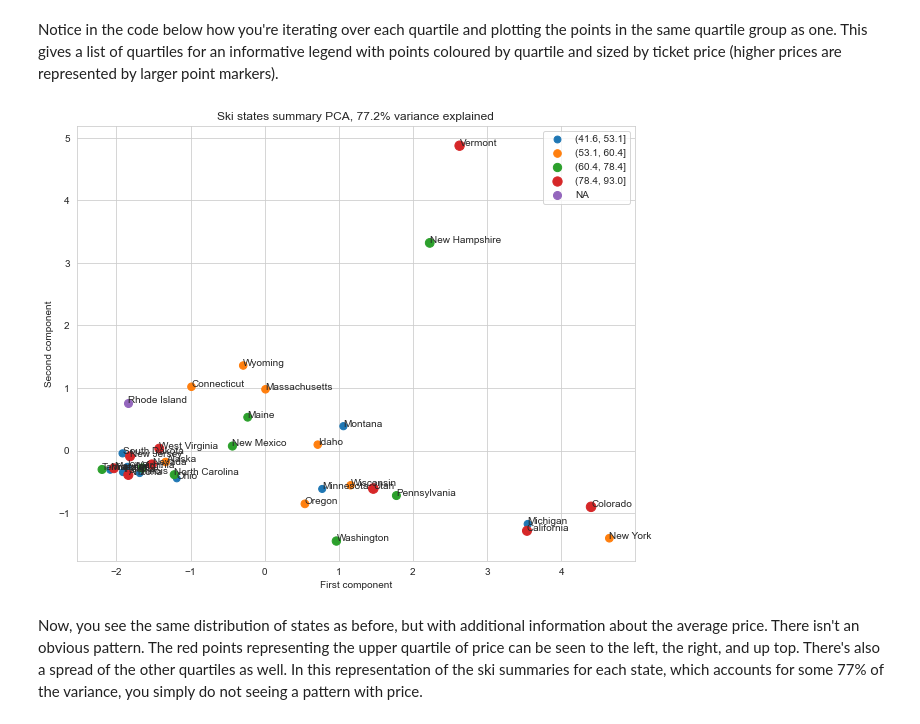
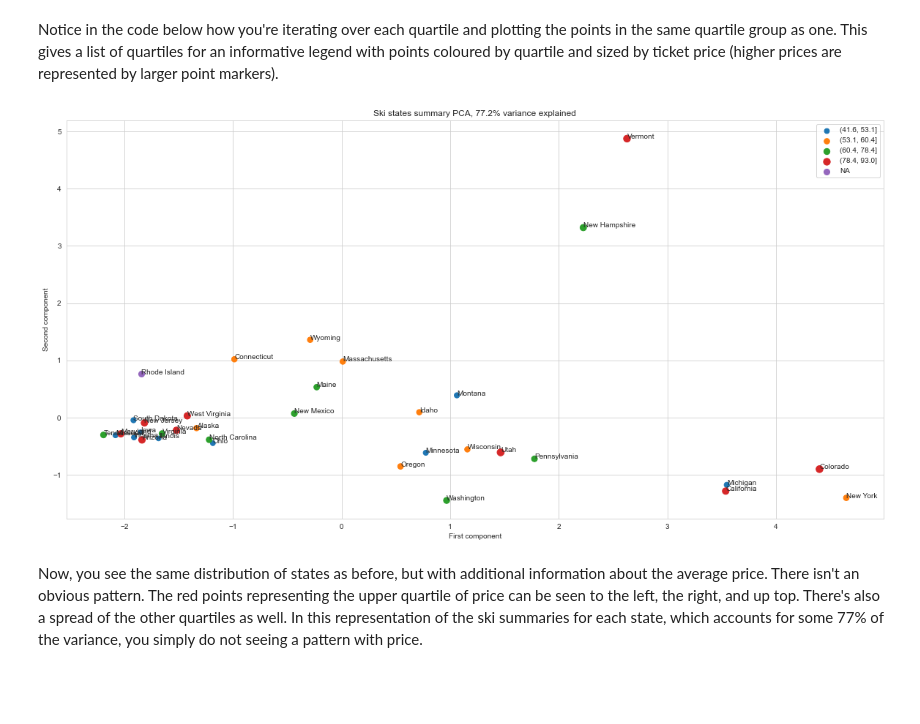
Before and after one commit to cjlcoursework/DataScienceGuidedCapstone, a Jupyter notebook: Notebooks/03_exploratory_data_analysis.chrislomeli.ipynb, the cells around one changed output. Saved outputs shown, nothing was run; the diff lists cells and outputs as text; code cells hidden in the pictures; blank space fills up the shorter version.

```diff
--- a/Notebooks/03_exploratory_data_analysis.chrislomeli.ipynb
+++ b/Notebooks/03_exploratory_data_analysis.chrislomeli.ipynb
@@ -258,6 +298,6 @@ Montana          1.122778
 Idaho            0.671492
 Name: resorts_per_100kcapita, dtype: float64
 # %%
-state_summary.set_index('state').resorts_per_100ksq_mile.sort_values(ascending=False).head()
+state_summary.set_index('state').resorts_per_100ksq_mile.sort_values(ascending=False).head(24)
 # %% [output]
 state
@@ -602,22 +652,22 @@ Notice in the code below how you're iterating over each quartile and plotting th
 # %%
 x = pca_df.PC1
 y = pca_df.PC2
 price = pca_df.AdultWeekend
 quartiles = pca_df.Quartile
 state = pca_df.index
 pc_var = 100 * state_pca.explained_variance_ratio_.cumsum()[1]
-fig, ax = plt.subplots(figsize=(10,8))
+fig, ax = plt.subplots(figsize=(20,10))
 for q in quartiles.cat.categories:
     im = quartiles == q
     ax.scatter(x=x[im], y=y[im], s=price[im], label=q)
 ax.set_xlabel('First component')
 ax.set_ylabel('Second component')
 plt.legend()
 ax.set_title(f'Ski states summary PCA, {pc_var:.1f}% variance explained')
 for s, x, y in zip(state, x, y):
     plt.annotate(s, (x, y))
 # %% [output]
-[figure, old version]
+[figure, new version]
 # %% [markdown]
 Now, you see the same distribution of states as before, but with additional information about the average price. There isn't an obvious pattern. The red points representing the upper quartile of price can be seen to the left, the right, and up top. There's also a spread of the other quartiles as well. In this representation of the ski summaries for each state, which accounts for some 77% of the variance, you simply do not seeing a pattern with price.
 # %% [markdown]
```
Also changed, not shown: parts of 10 cells of this notebook, 1 other file.
